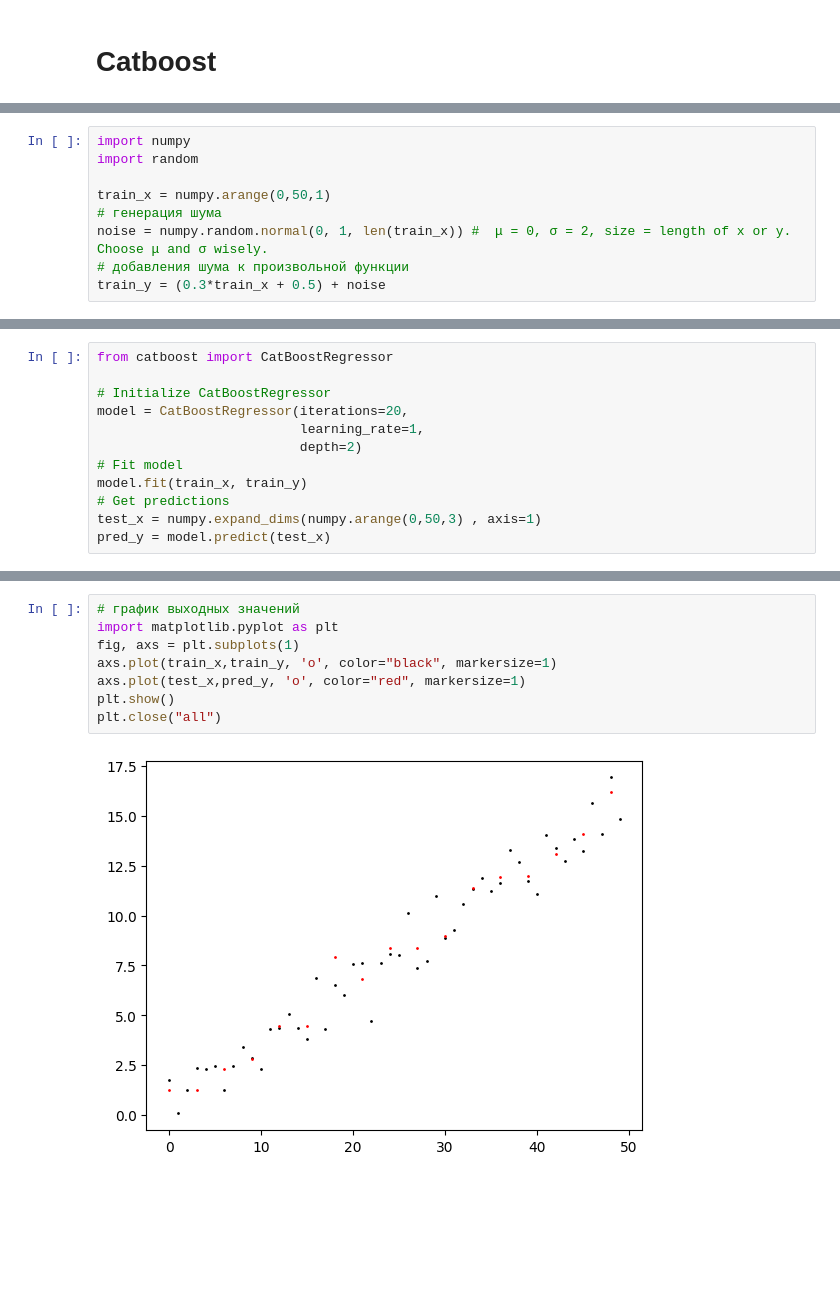
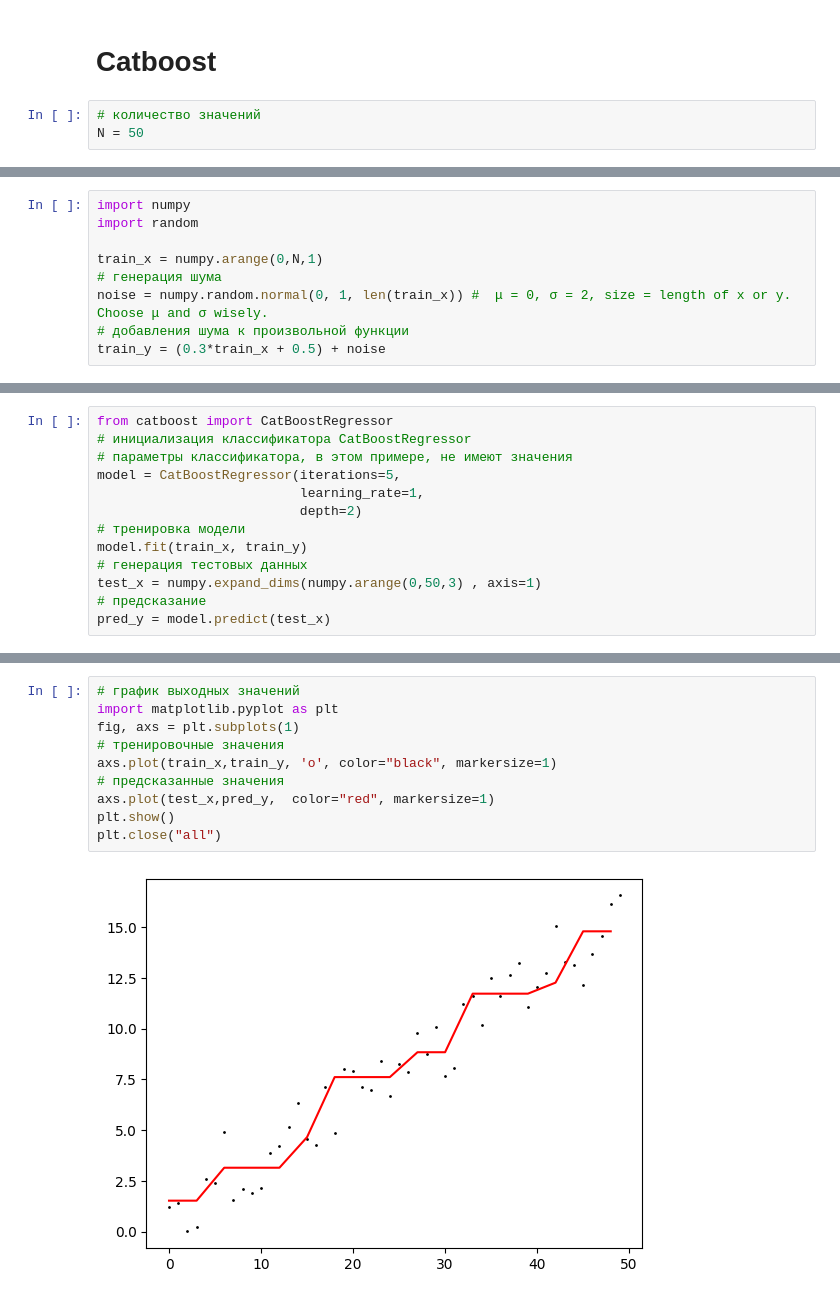
Before and after one commit to YARIK-AI/ML, a Jupyter notebook: docs/examples/ml/catboost.ipynb, the cells around one changed output, grey strips where cells are left out. Saved outputs shown, nothing was run; the diff lists cells and outputs as text; blank space fills up the shorter version.

```diff
--- a/docs/examples/ml/catboost.ipynb
+++ b/docs/examples/ml/catboost.ipynb
@@ -1,3 +1,6 @@
 # %% [markdown]
 # Catboost
+# %%
+# количество значений
+N = 50
 # %% [markdown]
@@ -6,7 +9,7 @@
 import numpy
 import random
 
-train_x = numpy.arange(0,50,1)
+train_x = numpy.arange(0,N,1)
 # генерация шума
 noise = numpy.random.normal(0, 1, len(train_x)) #  μ = 0, σ = 2, size = length of x or y. Choose μ and σ wisely.
 # добавления шума к произвольной функции
@@ -23,13 +26,14 @@ plt.close("all")
 # %%
 from catboost import CatBoostRegressor
-
-# Initialize CatBoostRegressor
-model = CatBoostRegressor(iterations=20,
+# инициализация классификатора CatBoostRegressor
+# параметры классификатора, в этом примере, не имеют значения
+model = CatBoostRegressor(iterations=5,
                           learning_rate=1,
                           depth=2)
-# Fit model
+# тренировка модели
 model.fit(train_x, train_y)
-# Get predictions
+# генерация тестовых данных
 test_x = numpy.expand_dims(numpy.arange(0,50,3) , axis=1)
+# предсказание
 pred_y = model.predict(test_x)
 # %% [output]
@@ -56,10 +45,12 @@ pred_y = model.predict(test_x)
 # %%
 # график выходных значений
 import matplotlib.pyplot as plt
 fig, axs = plt.subplots(1)
+# тренировочные значения
 axs.plot(train_x,train_y, 'o', color="black", markersize=1)
-axs.plot(test_x,pred_y, 'o', color="red", markersize=1)
+# предсказанные значения
+axs.plot(test_x,pred_y,  color="red", markersize=1)
 plt.show()
 plt.close("all")
 # %% [output]
-[figure, old version]
+[figure, new version]
```
Also changed, not shown: parts of 15 cells of this notebook.
